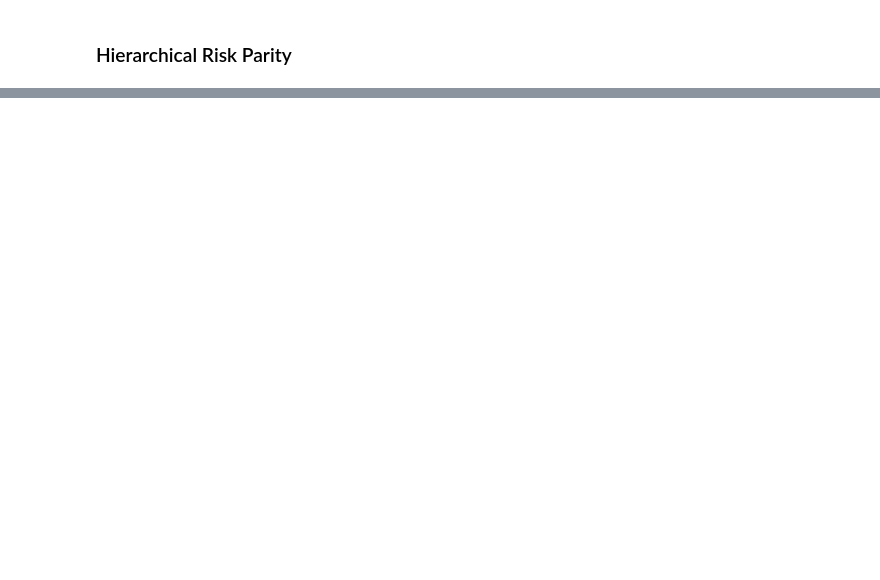
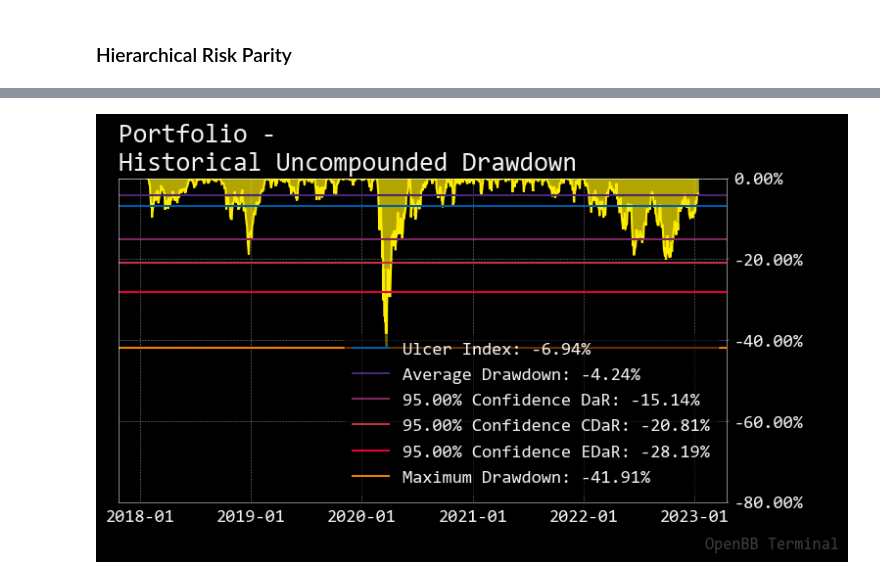
Before and after one commit to dMLTquant/openbb_sdk_exporation, a Jupyter notebook: obb_02-09_modules_portfolio.ipynb, the cells around one changed output, grey strips where cells are left out. Saved outputs shown, nothing was run; the diff lists cells and outputs as text; code cells hidden in the pictures; blank space fills up the shorter version.

```diff
--- a/obb_02-09_modules_portfolio.ipynb
+++ b/obb_02-09_modules_portfolio.ipynb
@@ -301,0 +414,4 @@ SP_500_Portfolio.xl     [ <=>                ] 148.61K  --.-KB/s    in 0.02s
+# %%
+openbb.portfolio.po.plot(p, category='SECTOR', chart_type="dd")
+# %% [output]
+[figure, added]
```
Also changed, not shown: parts of 8 cells of this notebook.
